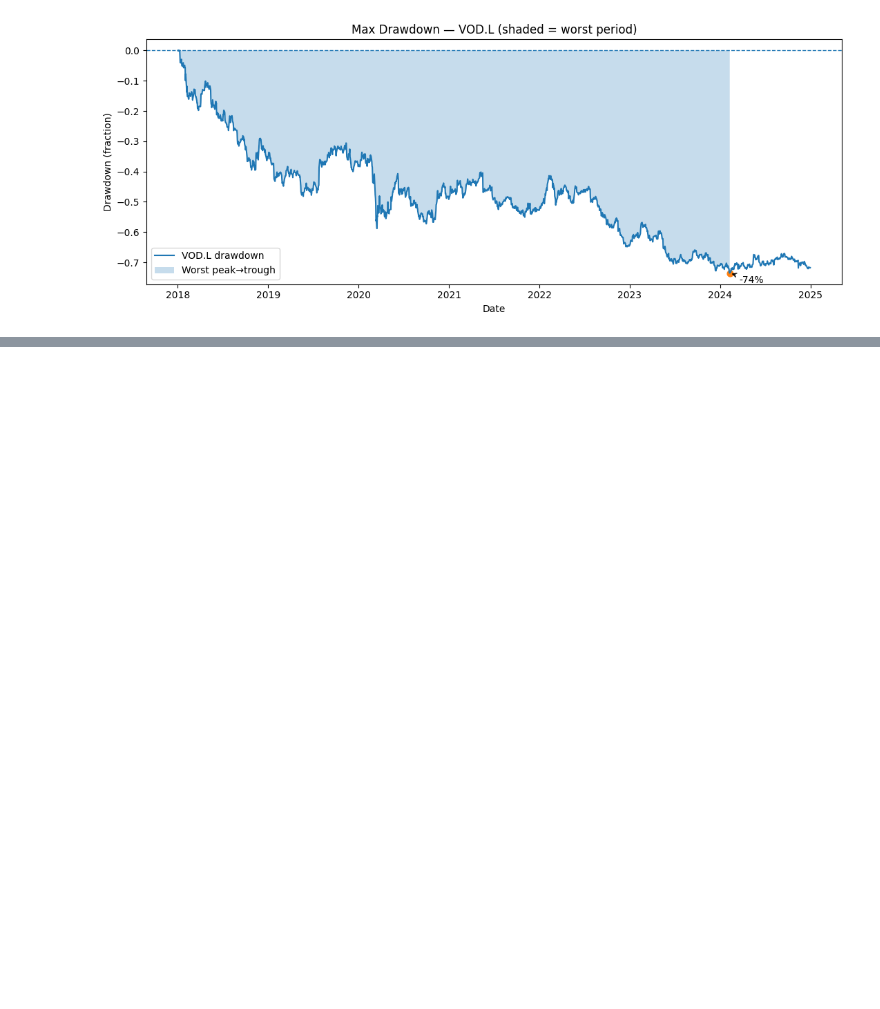
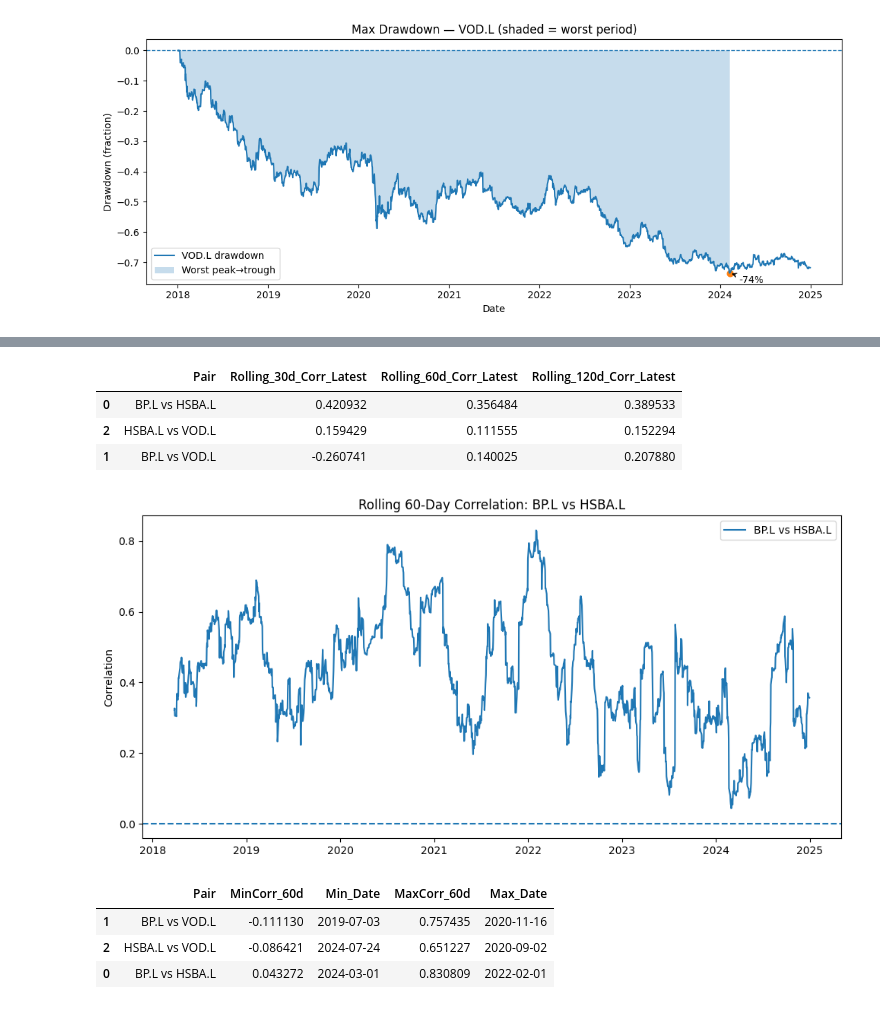
Before and after one commit to Shun3711/stock-trend-etl-spark, a Jupyter notebook: spark_jobs/Risk-Adjusted Metrics.ipynb, the cells around one changed output, grey strips where cells are left out. Cells and saved outputs as stored; diff of their text form; code cells hidden in the pictures; blank space fills up the shorter version.

```diff
--- a/spark_jobs/Risk-Adjusted Metrics.ipynb
+++ b/spark_jobs/Risk-Adjusted Metrics.ipynb
@@ -262,0 +353,75 @@ for tkr, g in df.sort_values(['Ticker','Date']).groupby('Ticker'):
+# %%
+import itertools
+import pandas as pd
+
+def rolling_corr_pair(wide: pd.DataFrame, a: str, b: str, w: int) -> pd.Series:
+    return wide[a].rolling(w).corr(wide[b])
+
+windows = [30, 60, 120]
+returns_wide = df.pivot(index="Date", columns="Ticker", values="ret_dec").sort_index()
+tickers = list(returns_wide.columns)
+pairs = list(itertools.combinations(tickers, 2))
+
+# Build one table per window
+tables = []
+for w in windows:
+    latest_rows = []
+    for a, b in pairs:
+        rc = rolling_corr_pair(returns_wide, a, b, w)
+        latest_rows.append({
+            "Pair": f"{a} vs {b}",
+            f"Rolling_{w}d_Corr_Latest": rc.dropna().iloc[-1] if rc.notna().any() else None
+        })
+    tables.append(pd.DataFrame(latest_rows))
+
+# Merge iteratively with a simple loop (easy to read)
+combined = tables[0]
+for t in tables[1:]:
+    combined = combined.merge(t, on="Pair", how="outer")
+
+combined = combined.sort_values(f"Rolling_{windows[0]}d_Corr_Latest", ascending=False)
+combined = combined.round(3)
+combined
+# %% [output]
+|  | Pair | Rolling_30d_Corr_Latest | Rolling_60d_Corr_Latest | Rolling_120d_Corr_Latest |
+| 0 | BP.L vs HSBA.L | 0.420932 | 0.356484 | 0.389533 |
+| 2 | HSBA.L vs VOD.L | 0.159429 | 0.111555 | 0.152294 |
+| 1 | BP.L vs VOD.L | -0.260741 | 0.140025 | 0.207880 |
+# %%
+# Choose a pair to plot (edit these two lines only)
+pair_to_plot = pairs[0]  # e.g., ('BP.L','HSBA.L')
+a, b = pair_to_plot
+
+rc = rolling_corr_pair(returns_wide, a, b, window)
+
+plt.figure(figsize=(10,5))
+plt.plot(rc.index, rc, label=f"{a} vs {b}")
+plt.axhline(0, linestyle="--")
+plt.title(f"Rolling {window}-Day Correlation: {a} vs {b}")
+plt.ylabel("Correlation")
+plt.legend()
+plt.tight_layout()
+plt.show()
+# %% [output]
+[figure, added]
+# %%
+extrema_rows = []
+for a, b in pairs:
+    rc = rolling_corr_pair(returns_wide, a, b, window).dropna()
+    if len(rc) == 0:
+        continue
+    min_dt, max_dt = rc.idxmin(), rc.idxmax()
+    extrema_rows.append({
+        "Pair": f"{a} vs {b}",
+        f"MinCorr_{window}d": rc.loc[min_dt],
+        "Min_Date": min_dt,
+        f"MaxCorr_{window}d": rc.loc[max_dt],
+        "Max_Date": max_dt,
+    })
+extrema_table = pd.DataFrame(extrema_rows).sort_values(f"MinCorr_{window}d")
+display(extrema_table)
+# %% [output]
+|  | Pair | MinCorr_60d | Min_Date | MaxCorr_60d | Max_Date |
+| 1 | BP.L vs VOD.L | -0.111130 | 2019-07-03 | 0.757435 | 2020-11-16 |
+| 2 | HSBA.L vs VOD.L | -0.086421 | 2024-07-24 | 0.651227 | 2020-09-02 |
+| 0 | BP.L vs HSBA.L | 0.043272 | 2024-03-01 | 0.830809 | 2022-02-01 |
```
Also changed, not shown: parts of 7 cells of this notebook, 1 other file.
